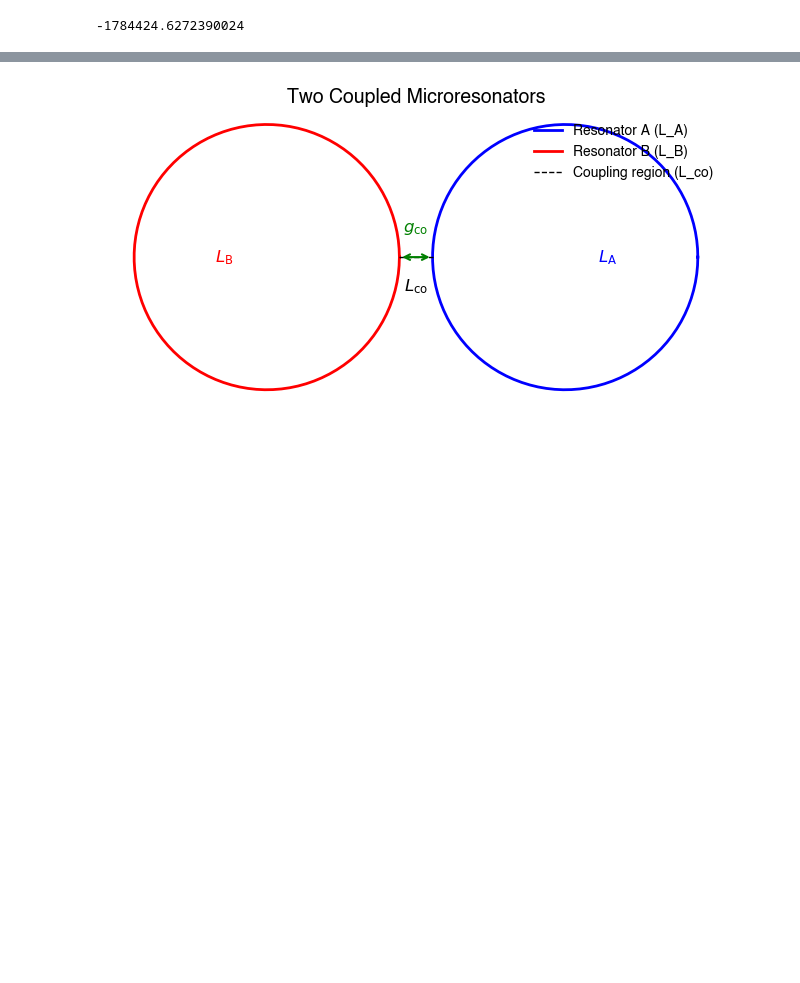
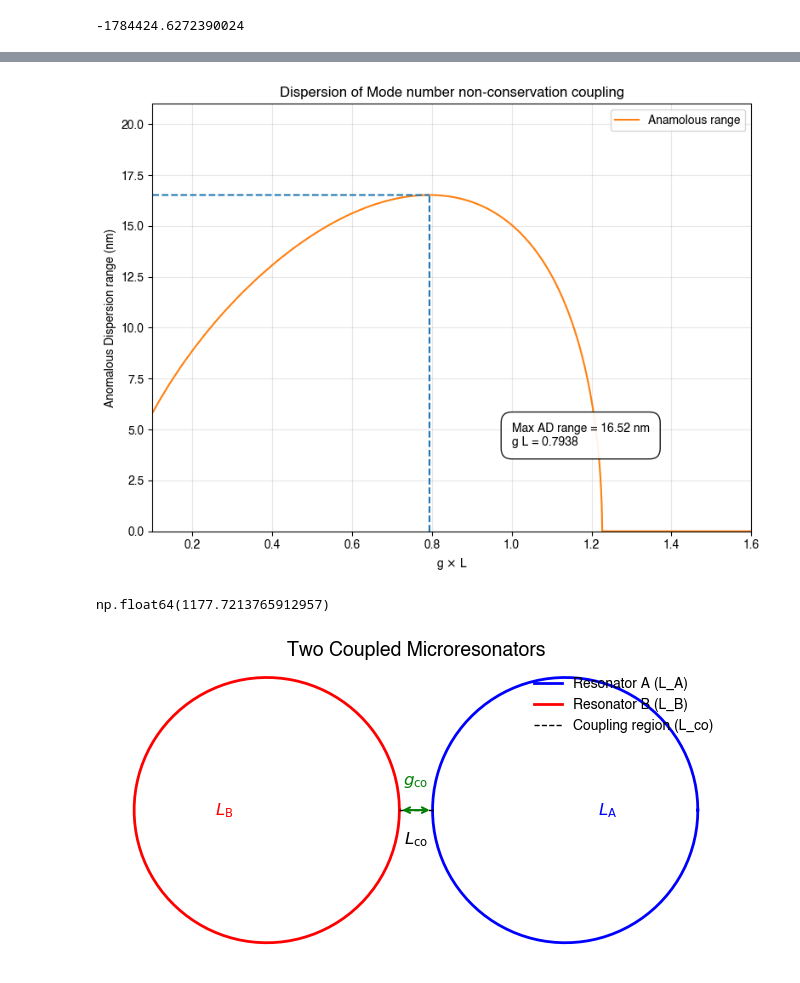
Before and after one commit to Harryxwh/SiNDispersionEngineering, a Jupyter notebook: 2D parallel rings.ipynb, the cells around one changed output, grey strips where cells are left out. Drawn from its saved outputs; the diff is of its cells as text; code cells hidden in the pictures; blank space fills up the shorter version.

```diff
--- a/2D parallel rings.ipynb
+++ b/2D parallel rings.ipynb
@@ -293,3 +317,50 @@ plt.ylim()
+# %%
+gL_product_arr  = np.arange(0.1,1.6,0.0001)
+L_arr           = gL_product_arr  / g0
+AD_range_arr = []
+for L in L_arr:
+    D_coupled  = Dispersion(m_arr_intp,D_ave,g_arr_intp,L,epsilon)
+    AD_range_res = AD_range_func(m_arr_intp, D_coupled + D_iso,
+                                M = M, FSR = D_ave/(2*np.pi))
+    AD_range_arr.append(AD_range_res)
+AD_range_arr    = np.array(AD_range_arr)
+
+max_AD_range         = np.max(AD_range_arr)
+max_idx              = np.argmax(AD_range_arr)
+max_AD_range_arr_y   = np.ones(np.shape(gL_product_arr))[:max_idx] * max_AD_range
+max_AD_range_arr_x   = gL_product_arr[:max_idx]
+max_idx_range_arr_y  = np.linspace(0,max_AD_range,1000)
+max_idx_range_arr_x  = np.ones(np.shape(max_idx_range_arr_y))*gL_product_arr[max_idx]
+# %%
+# data_arr        = np.c_[Y_small_couple,Y_large_couple,Y_iso]
+data_arr        = (np.c_[gL_product_arr, AD_range_arr],
+                   np.c_[max_AD_range_arr_x,max_AD_range_arr_y],
+                   np.c_[max_idx_range_arr_x,max_idx_range_arr_y],)
+data_label_arr = [r"Anamolous range","",""]*3
+
+linestyle_list  = ["-","--","--"]*3
+# xticks          = np.arange(-Max_M_idx,Max_M_idx+1)
+# xtickslabels    = ["{:.2f}".format((freq_1550 + D_ave/(2*np.pi) * xtick)/1e12) for xtick in xticks]
+text            = "Max AD range = {:.2f} nm\n".format(max_AD_range) +\
+                r'g L = {:.4f}'.format(gL_product_arr[max_idx])
+Plot_curve(data_arr,
+            Y_legends=data_label_arr,
+            X_label=r'g $\times$ L',Y_label=r"Anomalous Dispersion range (nm)",
+            title = "Dispersion of Mode number non-conservation coupling",
+            figsize = (8,6),
+            marker_list=[""]*15,
+            linestyle_list=linestyle_list,
+            colors_list = ['tab:orange']+['tab:blue']*2+['tab:green']*2+['black']*10,
+            # xticks=xticks, xtickslabel=xticks,
+            # yticks = yticks,
+            xlim = (0.1,1.6), ylim = (0,21), fill_color = False,
+            text = text,loc_text = (0.6,0.2))
+# %% [output]
+[figure, added]
+# %%
+0.7938/g0 * 1e6
+# %% [output]
+np.float64(1177.7213765912957)
 # %%
 import matplotlib.pyplot as plt
 import numpy as np
```
Also changed, not shown: parts of 8 cells of this notebook, 19 other files.
